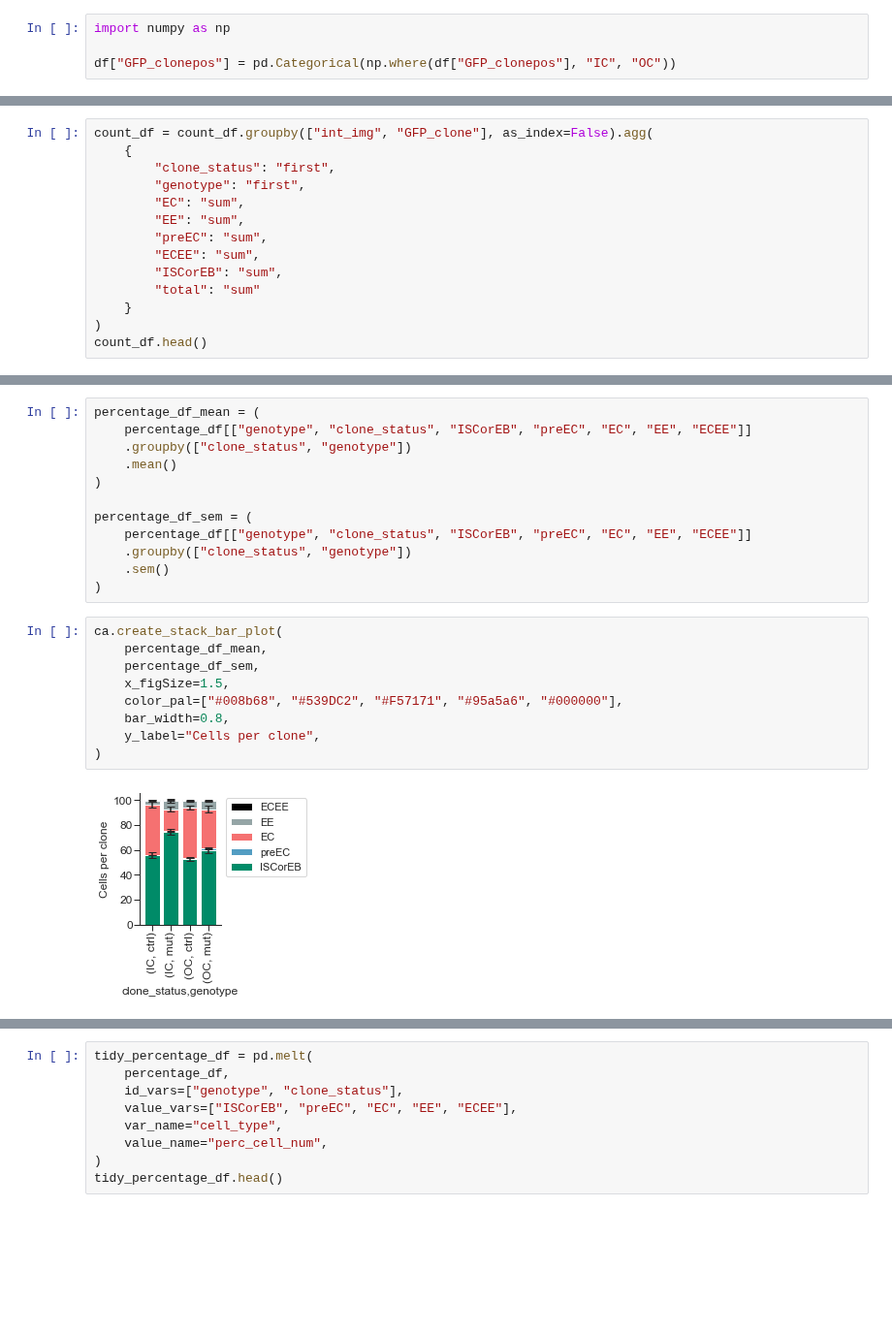
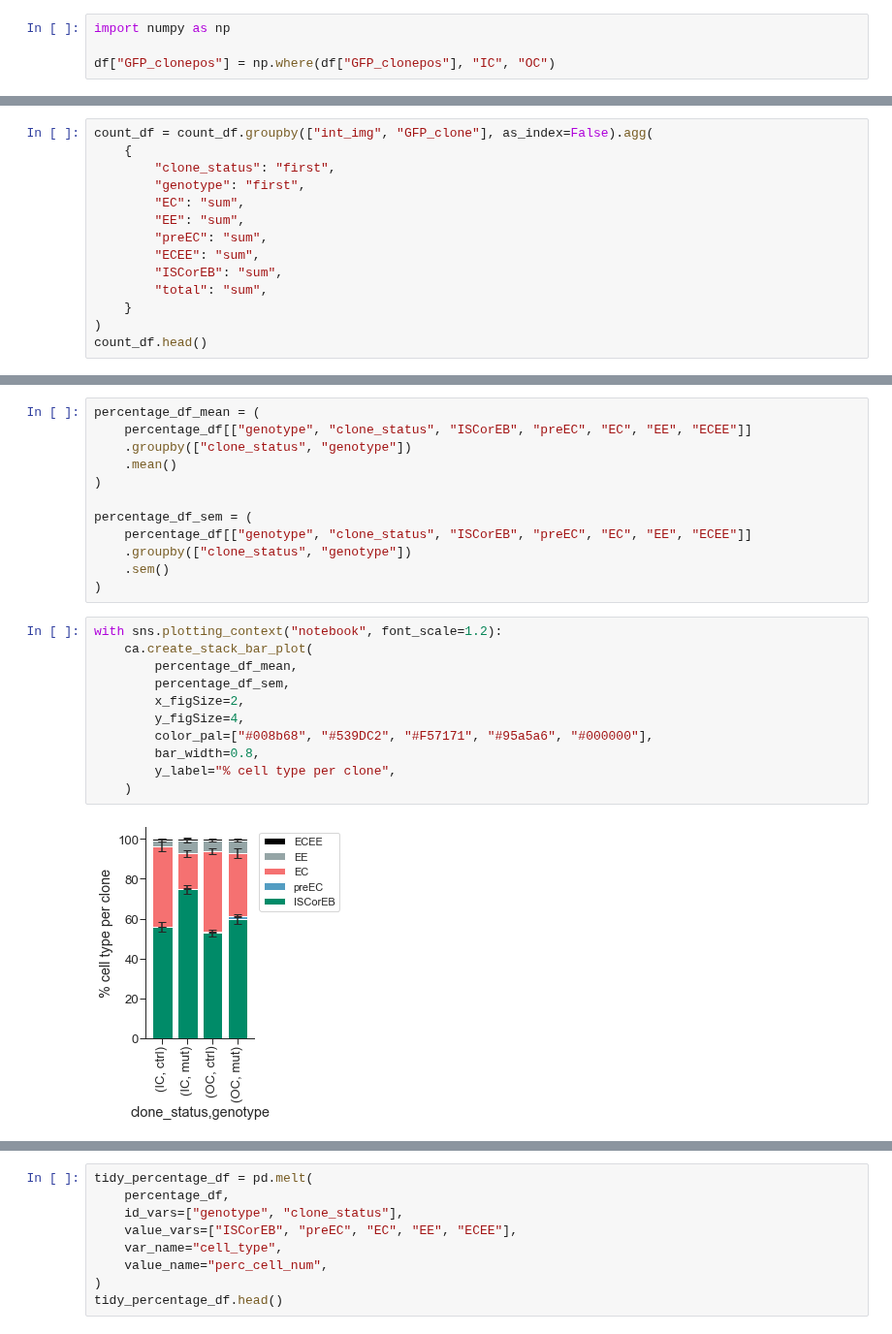
Before and after one commit to morriso1/clonedetective, a Jupyter notebook: 04_Tutorial_Downstream_Analysis_Python.ipynb, the cells around one changed output, grey strips where cells are left out. Shown at 97% size. Cells and saved outputs as stored; diff of their text form; blank space fills up the shorter version.

```diff
--- a/04_Tutorial_Downstream_Analysis_Python.ipynb
+++ b/04_Tutorial_Downstream_Analysis_Python.ipynb
@@ -29,7 +33,7 @@ For example, when plotting, it will be useful label whether a cell is inside a c
 # %%
 import numpy as np
 
-df["GFP_clonepos"] = pd.Categorical(np.where(df["GFP_clonepos"], "IC", "OC"))
+df["GFP_clonepos"] = np.where(df["GFP_clonepos"], "IC", "OC")
 # %%
 df = df.rename(columns={"GFP_clonepos": "clone_status"})
 df.head()
@@ -83,7 +89,7 @@ count_df = count_df.groupby(["int_img", "GFP_clone"], as_index=False).agg(
         "preEC": "sum",
         "ECEE": "sum",
         "ISCorEB": "sum",
-        "total": "sum"
+        "total": "sum",
     }
 )
 count_df.head()
@@ -169,16 +180,18 @@ percentage_df_sem = (
     .sem()
 )
 # %%
-ca.create_stack_bar_plot(
-    percentage_df_mean,
-    percentage_df_sem,
-    x_figSize=1.5,
-    color_pal=["#008b68", "#539DC2", "#F57171", "#95a5a6", "#000000"],
-    bar_width=0.8,
-    y_label="Cells per clone",
-)
+with sns.plotting_context("notebook", font_scale=1.2):
+    ca.create_stack_bar_plot(
+        percentage_df_mean,
+        percentage_df_sem,
+        x_figSize=2,
+        y_figSize=4,
+        color_pal=["#008b68", "#539DC2", "#F57171", "#95a5a6", "#000000"],
+        bar_width=0.8,
+        y_label="% cell type per clone",
+    )
 # %% [output]
-[figure, old version]
+[figure, new version]
 # %% [markdown]
 This plot suggests there might be a difference in percentage cell-types of mutant clones vs ctrl. Let's check if these differences are statistically significant.
 
```
Also changed, not shown: parts of 38 cells of this notebook, 3 other files.
